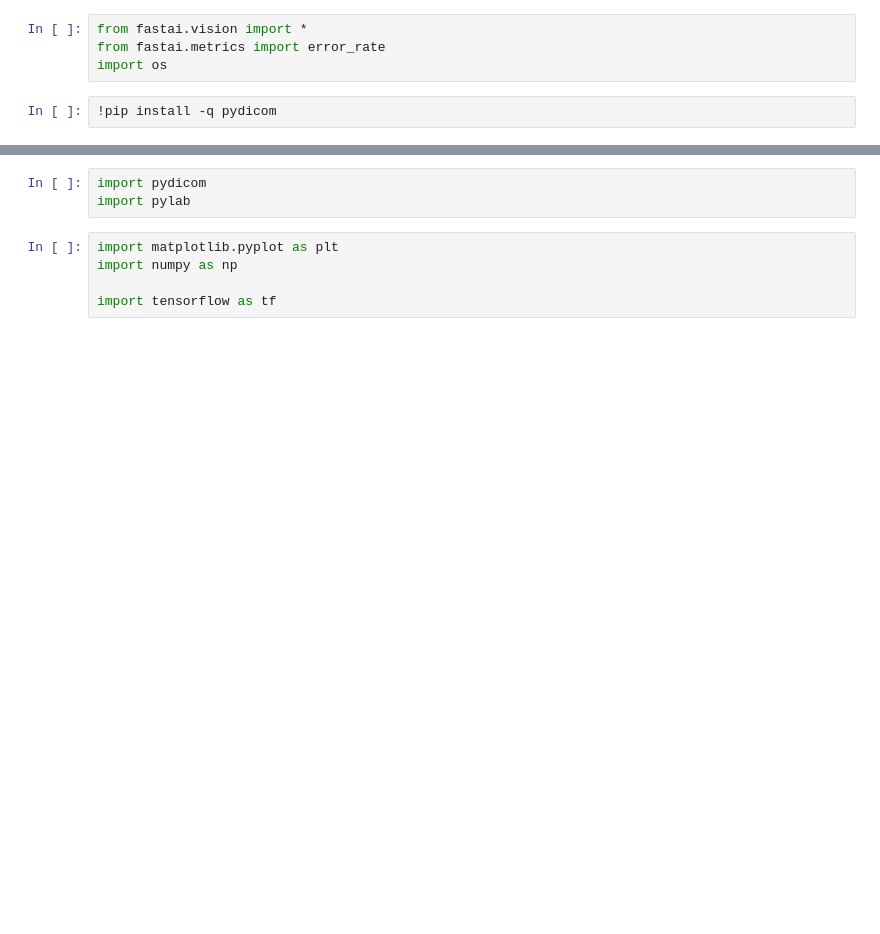
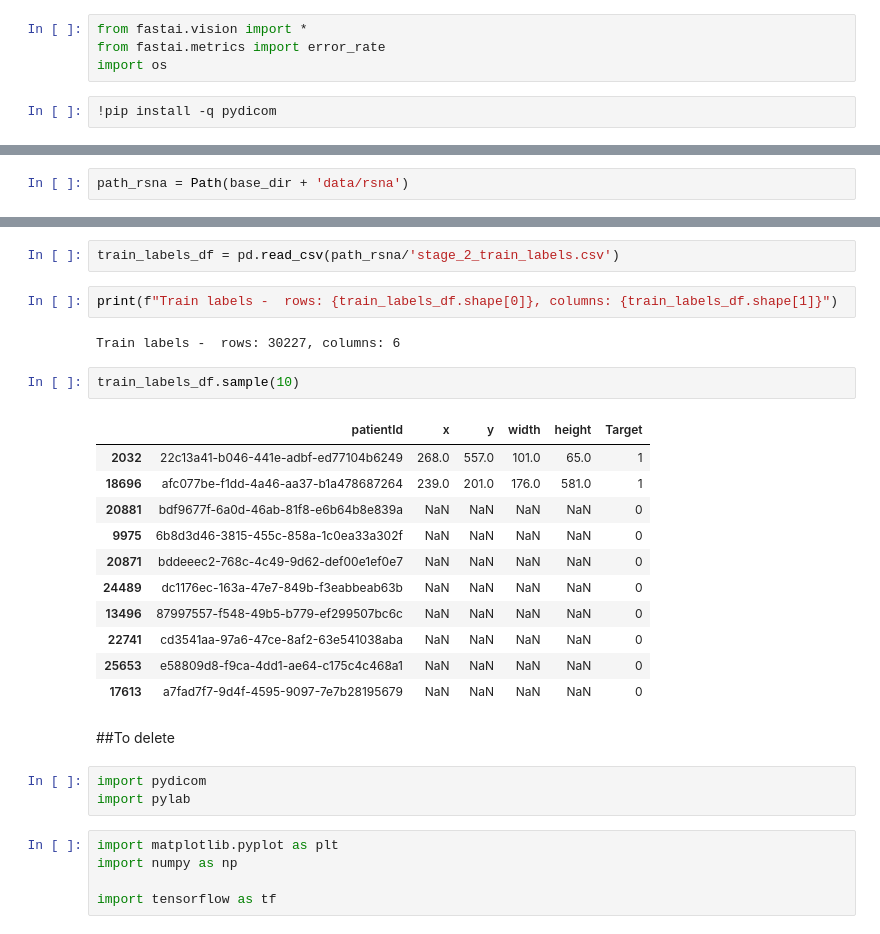
Before and after one commit to GrueneKatze/AI-for-Medicine-Coursera, a Jupyter notebook: Pneumonia_detection_with_FastAI.ipynb, the cells around one changed output, grey strips where cells are left out. Drawn from its saved outputs; the diff is of its cells as text; blank space fills up the shorter version.

```diff
--- a/Pneumonia_detection_with_FastAI.ipynb
+++ b/Pneumonia_detection_with_FastAI.ipynb
@@ -15,0 +40,2 @@ import os
+# %%
+path_rsna = Path(base_dir + 'data/rsna')
@@ -16,3 +57,25 @@ import os
+# %%
+train_labels_df = pd.read_csv(path_rsna/'stage_2_train_labels.csv')
+# %%
+print(f"Train labels -  rows: {train_labels_df.shape[0]}, columns: {train_labels_df.shape[1]}")
+# %% [output]
+Train labels -  rows: 30227, columns: 6
+# %%
+train_labels_df.sample(10)
+# %% [output]
+|  | patientId | x | y | width | height | Target |
+| 2032 | 22c13a41-b046-441e-adbf-ed77104b6249 | 268.0 | 557.0 | 101.0 | 65.0 | 1 |
+| 18696 | afc077be-f1dd-4a46-aa37-b1a478687264 | 239.0 | 201.0 | 176.0 | 581.0 | 1 |
+| 20881 | bdf9677f-6a0d-46ab-81f8-e6b64b8e839a | NaN | NaN | NaN | NaN | 0 |
+| 9975 | 6b8d3d46-3815-455c-858a-1c0ea33a302f | NaN | NaN | NaN | NaN | 0 |
+| 20871 | bddeeec2-768c-4c49-9d62-def00e1ef0e7 | NaN | NaN | NaN | NaN | 0 |
+| 24489 | dc1176ec-163a-47e7-849b-f3eabbeab63b | NaN | NaN | NaN | NaN | 0 |
+| 13496 | 87997557-f548-49b5-b779-ef299507bc6c | NaN | NaN | NaN | NaN | 0 |
+| 22741 | cd3541aa-97a6-47ce-8af2-63e541038aba | NaN | NaN | NaN | NaN | 0 |
+| 25653 | e58809d8-f9ca-4dd1-ae64-c175c4c468a1 | NaN | NaN | NaN | NaN | 0 |
+| 17613 | a7fad7f7-9d4f-4595-9097-7e7b28195679 | NaN | NaN | NaN | NaN | 0 |
+# %% [markdown]
+##To delete
 # %%
 import pydicom
 import pylab
```
Also changed, not shown: parts of 9 cells of this notebook.
